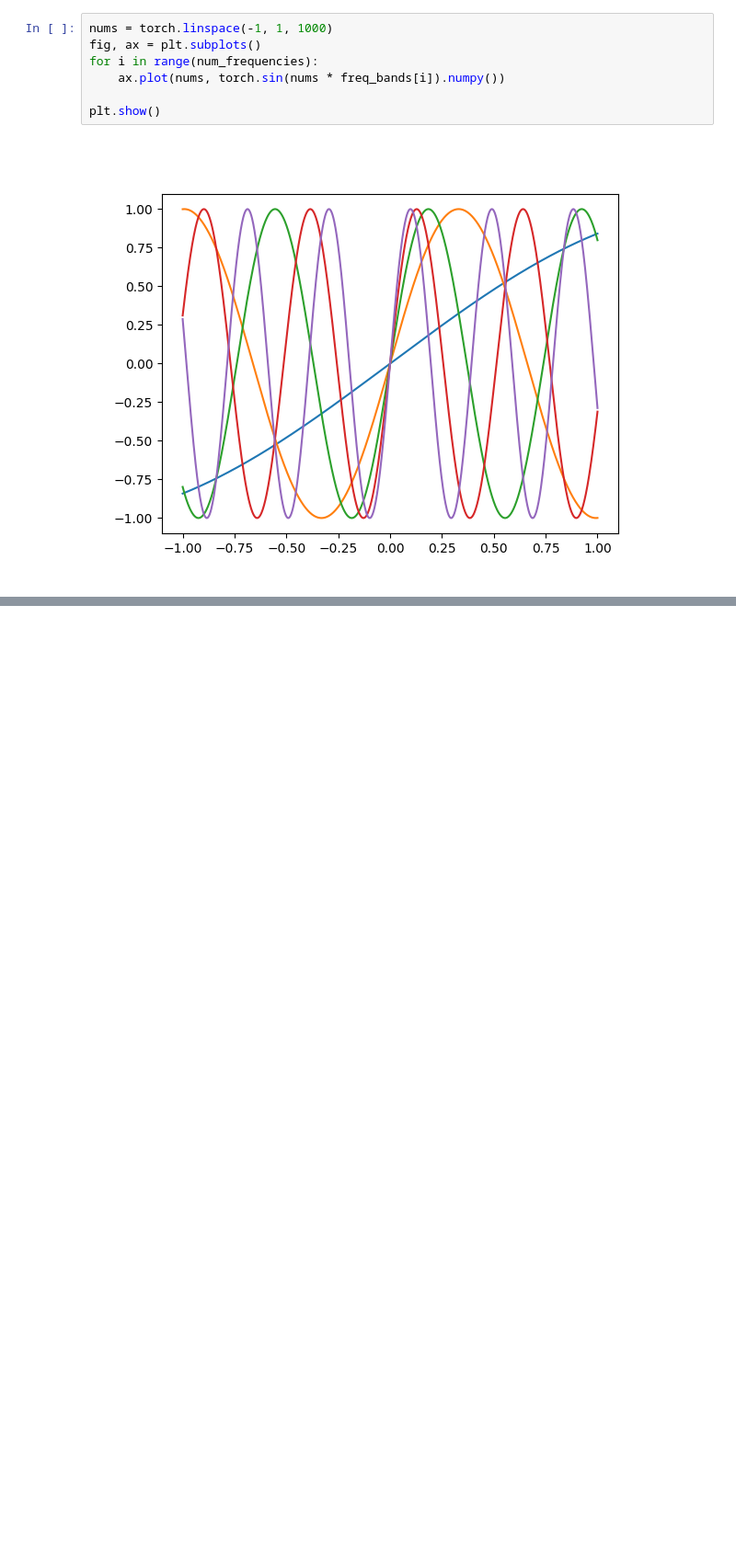
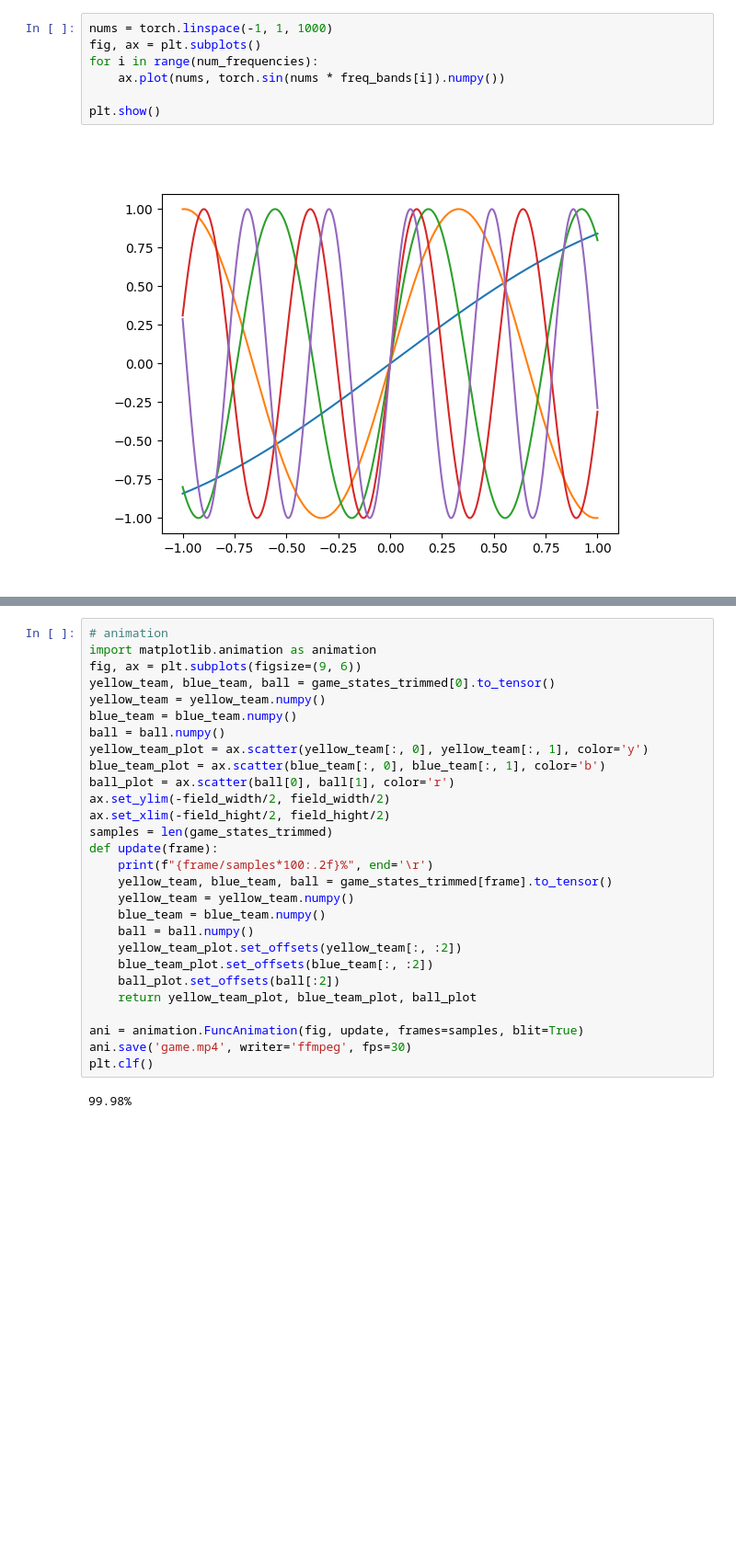
Before and after one commit to LiU-SeeGoals/controller, a Jupyter notebook: python_playground/test.ipynb, the cells around one changed output, grey strips where cells are left out. Shown: that part at 92% size. Saved outputs shown, nothing was run; the diff lists cells and outputs as text; blank space fills up the shorter version.

```diff
--- a/python_playground/test.ipynb
+++ b/python_playground/test.ipynb
@@ -158,0 +254,31 @@ plt.show()
+# %%
+# animation
+import matplotlib.animation as animation
+fig, ax = plt.subplots(figsize=(9, 6))
+yellow_team, blue_team, ball = game_states_trimmed[0].to_tensor()
+yellow_team = yellow_team.numpy()
+blue_team = blue_team.numpy()
+ball = ball.numpy()
+yellow_team_plot = ax.scatter(yellow_team[:, 0], yellow_team[:, 1], color='y')
+blue_team_plot = ax.scatter(blue_team[:, 0], blue_team[:, 1], color='b')
+ball_plot = ax.scatter(ball[0], ball[1], color='r')
+ax.set_ylim(-field_width/2, field_width/2)
+ax.set_xlim(-field_hight/2, field_hight/2)
+samples = len(game_states_trimmed)
+def update(frame):
+    print(f"{frame/samples*100:.2f}%", end='\r')
+    yellow_team, blue_team, ball = game_states_trimmed[frame].to_tensor()
+    yellow_team = yellow_team.numpy()
+    blue_team = blue_team.numpy()
+    ball = ball.numpy()
+    yellow_team_plot.set_offsets(yellow_team[:, :2])
+    blue_team_plot.set_offsets(blue_team[:, :2])
+    ball_plot.set_offsets(ball[:2])
+    return yellow_team_plot, blue_team_plot, ball_plot
+
+ani = animation.FuncAnimation(fig, update, frames=samples, blit=True)
+ani.save('game.mp4', writer='ffmpeg', fps=30)
+plt.clf()
+# %% [output]
+99.98%
+[figure, added]
```
Also changed, not shown: parts of 9 cells of this notebook, 3 other files.
